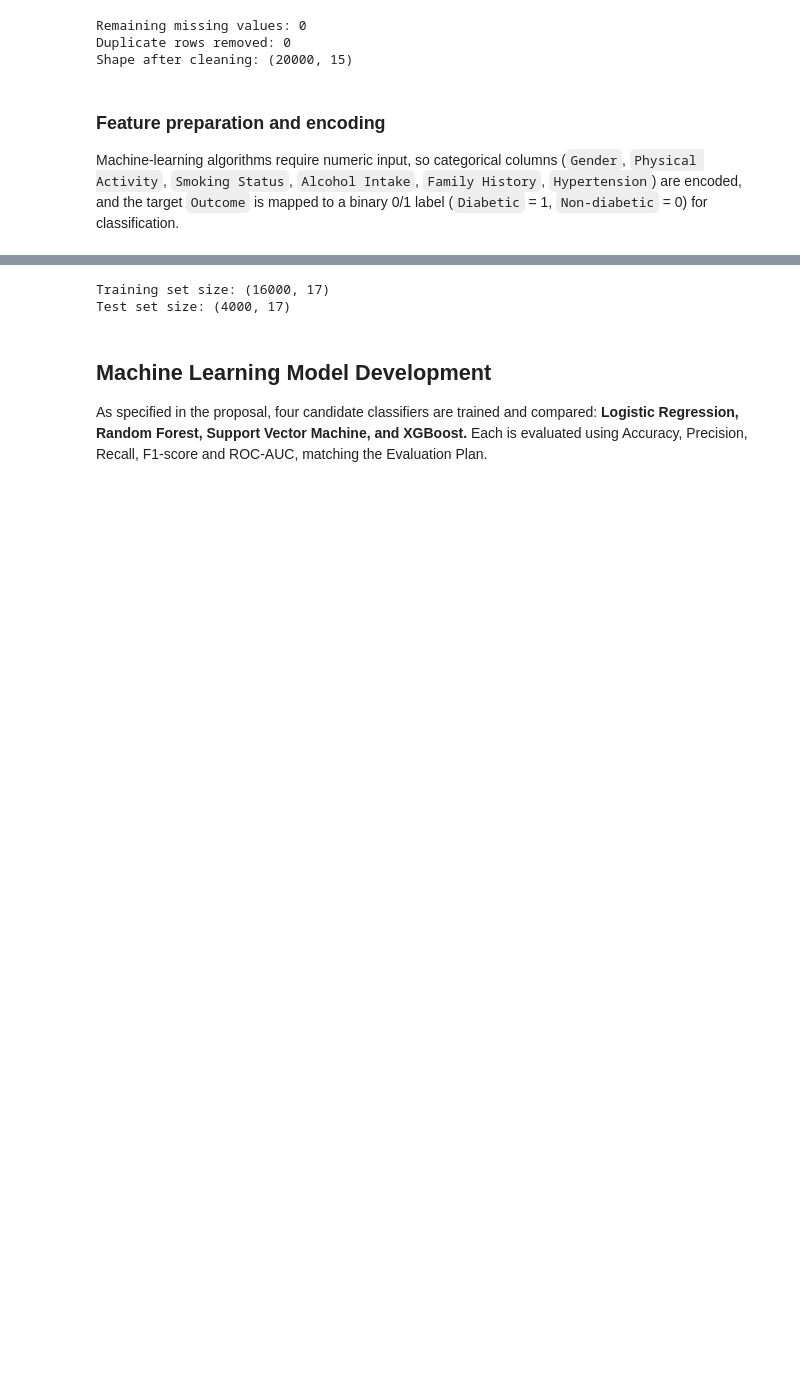
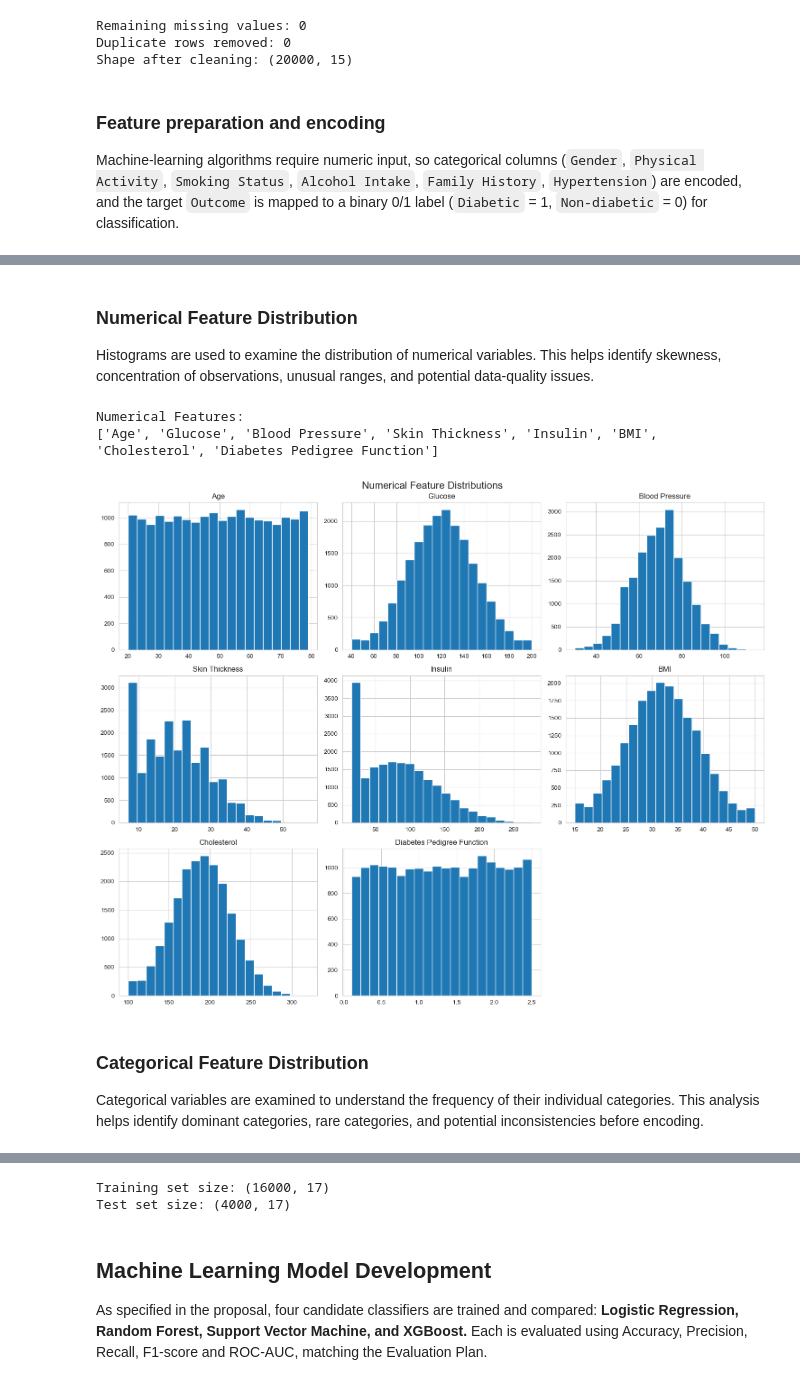
Before and after one commit to Preeti104/Diabetes-Early-Detection-System, a Jupyter notebook: Diabetes Early Detection System.ipynb, the cells around one changed output, grey strips where cells are left out. Cells and saved outputs as stored; diff of their text form; code cells hidden in the pictures; blank space fills up the shorter version.

```diff
--- a/Diabetes Early Detection System.ipynb
+++ b/Diabetes Early Detection System.ipynb
@@ -161,0 +338,30 @@ Final feature matrix shape: (20000, 17)
+# %% [markdown]
+### Numerical Feature Distribution
+
+Histograms are used to examine the distribution of numerical variables. This helps identify skewness, concentration of observations, unusual ranges, and potential data-quality issues.
+# %%
+# Identify numerical columns
+numerical_columns = df.select_dtypes(
+    include=["int64", "float64"]
+).columns
+
+print("Numerical Features:")
+print(numerical_columns.tolist())
+
+# Plot distributions
+df[numerical_columns].hist(
+    figsize=(15, 12),
+    bins=20
+)
+
+plt.suptitle("Numerical Feature Distributions", fontsize=16)
+plt.tight_layout()
+plt.show()
+# %% [output]
+Numerical Features:
+['Age', 'Glucose', 'Blood Pressure', 'Skin Thickness', 'Insulin', 'BMI', 'Cholesterol', 'Diabetes Pedigree Function']
+[figure, added]
+# %% [markdown]
+### Categorical Feature Distribution
+
+Categorical variables are examined to understand the frequency of their individual categories. This analysis helps identify dominant categories, rare categories, and potential inconsistencies before encoding.
```
Also changed, not shown: parts of 16 cells of this notebook, 13 other files.
